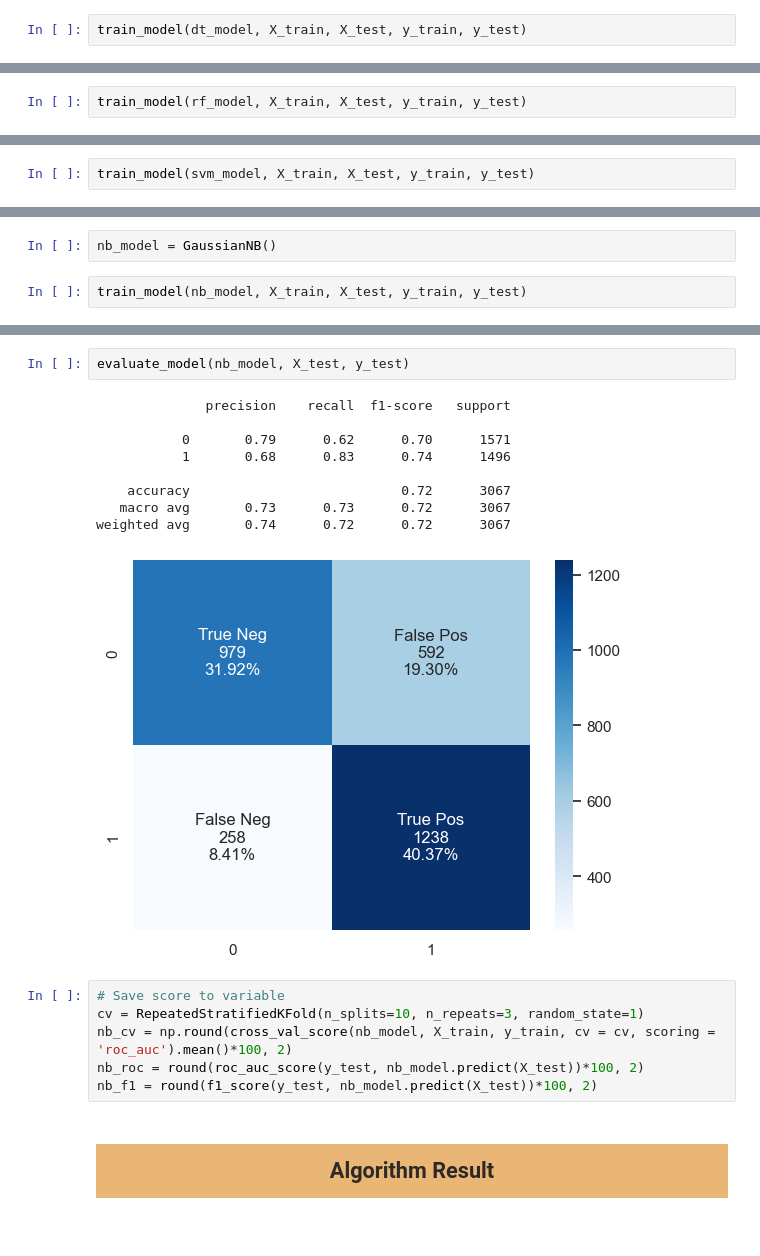
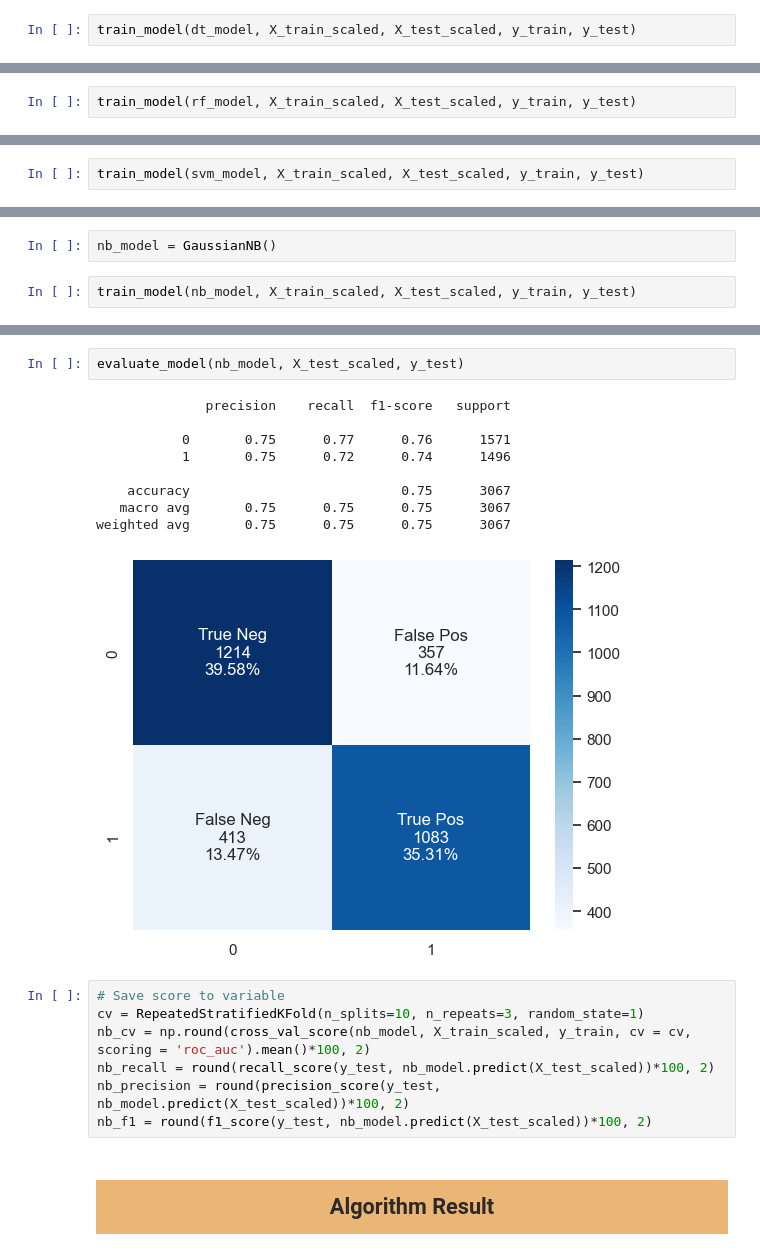
Before and after one commit to blitzkz23/churn-customer-classification, a Jupyter notebook: churn_customer_classification.ipynb, the cells around one changed output, grey strips where cells are left out. Cells and saved outputs as stored; diff of their text form.

```diff
--- a/churn_customer_classification.ipynb
+++ b/churn_customer_classification.ipynb
@@ -492,5 +490,5 @@ lr_f1 = round(f1_score(y_test, lr_model.predict(X_test))*100, 2)
 # %%
 dt_model = DecisionTreeClassifier(random_state = 42, max_depth = 4, min_samples_leaf = 1)
 # %%
-train_model(dt_model, X_train, X_test, y_train, y_test)
+train_model(dt_model, X_train_scaled, X_test_scaled, y_train, y_test)
 # %% [output]
@@ -520,5 +519,5 @@ dt_f1 = round(f1_score(y_test, dt_model.predict(X_test))*100, 2)
 # %%
 rf_model = RandomForestClassifier(max_depth=4, random_state=0)
 # %%
-train_model(rf_model, X_train, X_test, y_train, y_test)
+train_model(rf_model, X_train_scaled, X_test_scaled, y_train, y_test)
 # %% [output]
@@ -548,5 +548,5 @@ rf_f1 = round(f1_score(y_test, rf_model.predict(X_test))*100, 2)
 # %%
 svm_model = SVC(random_state=1)
 # %%
-train_model(svm_model, X_train, X_test, y_train, y_test)
+train_model(svm_model, X_train_scaled, X_test_scaled, y_train, y_test)
 # %% [output]
@@ -576,5 +577,5 @@ svm_f1 = np.round(f1_score(y_test, svm_model.predict(X_test))*100, 2)
 # %%
 nb_model = GaussianNB()
 # %%
-train_model(nb_model, X_train, X_test, y_train, y_test)
+train_model(nb_model, X_train_scaled, X_test_scaled, y_train, y_test)
 # %% [output]
@@ -584,21 +585,22 @@ ROC_AUC Score :  72.54%
 # %%
-evaluate_model(nb_model, X_test, y_test)
+evaluate_model(nb_model, X_test_scaled, y_test)
 # %% [output]
               precision    recall  f1-score   support
 
-           0       0.79      0.62      0.70      1571
-           1       0.68      0.83      0.74      1496
+           0       0.75      0.77      0.76      1571
+           1       0.75      0.72      0.74      1496
 
-    accuracy                           0.72      3067
-   macro avg       0.73      0.73      0.72      3067
-weighted avg       0.74      0.72      0.72      3067
+    accuracy                           0.75      3067
+   macro avg       0.75      0.75      0.75      3067
+weighted avg       0.75      0.75      0.75      3067
-[figure, old version]
+[figure, new version]
 # %%
 # Save score to variable
 cv = RepeatedStratifiedKFold(n_splits=10, n_repeats=3, random_state=1)
-nb_cv = np.round(cross_val_score(nb_model, X_train, y_train, cv = cv, scoring = 'roc_auc').mean()*100, 2)
-nb_roc = round(roc_auc_score(y_test, nb_model.predict(X_test))*100, 2)
-nb_f1 = round(f1_score(y_test, nb_model.predict(X_test))*100, 2)
+nb_cv = np.round(cross_val_score(nb_model, X_train_scaled, y_train, cv = cv, scoring = 'roc_auc').mean()*100, 2)
+nb_recall = round(recall_score(y_test, nb_model.predict(X_test_scaled))*100, 2)
+nb_precision = round(precision_score(y_test, nb_model.predict(X_test_scaled))*100, 2)
+nb_f1 = round(f1_score(y_test, nb_model.predict(X_test_scaled))*100, 2)
 # %% [markdown]
 ## <span><center><div style="font-family: Trebuchet MS; background-color: #eab676; color: #2D2926; padding: 12px; line-height: 1;">Algorithm Result</div></center></span>
 # %%
```
Also changed, not shown: parts of 57 cells of this notebook.
